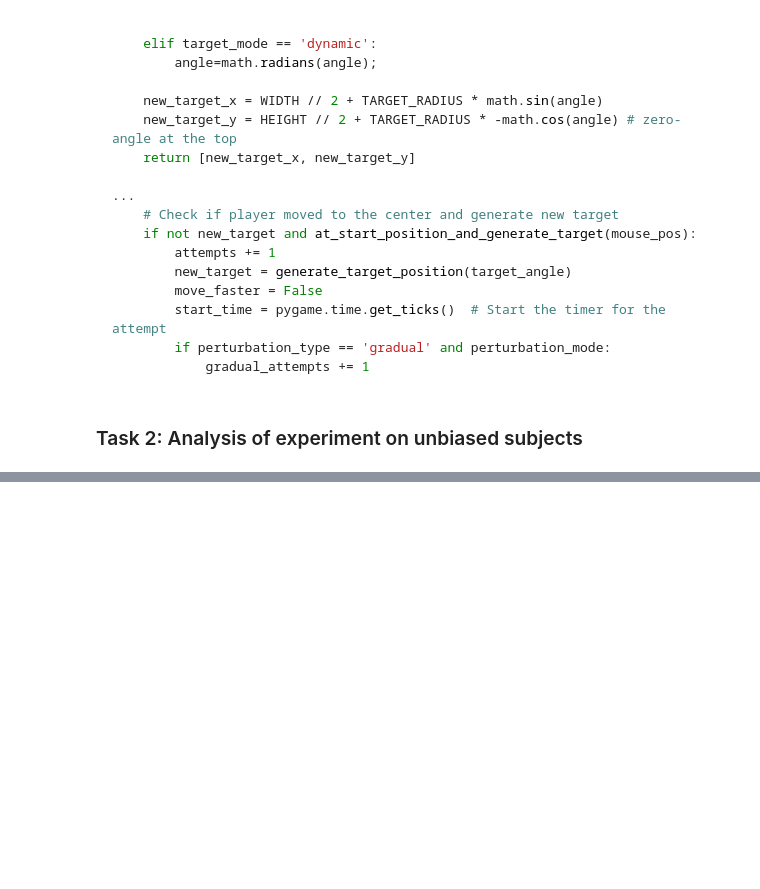
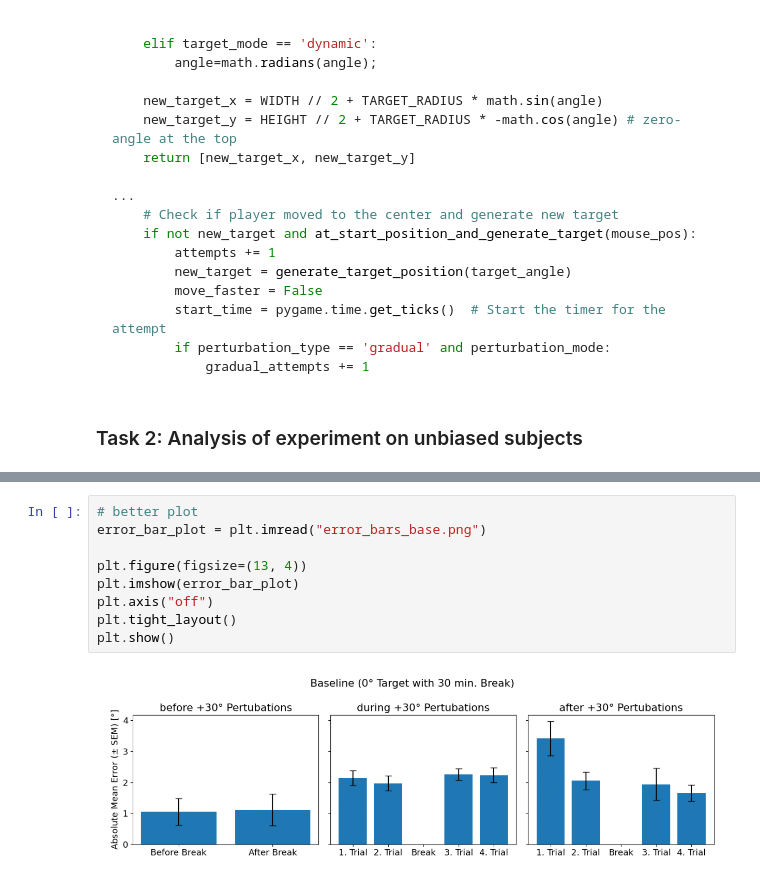
Before and after one commit to m-abbas-ansari/Neural-Modelling-24, a Jupyter notebook: Generalisation Task/ Reaching_Task_2025_Ex2_Abbas_Kai.ipynb, the cells around one changed output, grey strips where cells are left out. Drawn from its saved outputs; the diff is of its cells as text; blank space fills up the shorter version.

```diff
--- a/Generalisation Task/ Reaching_Task_2025_Ex2_Abbas_Kai.ipynb
+++ b/Generalisation Task/ Reaching_Task_2025_Ex2_Abbas_Kai.ipynb
@@ -114,0 +136,11 @@ def generate_target_position(angle=None):
+# %%
+# better plot
+error_bar_plot = plt.imread("error_bars_base.png")
+
+plt.figure(figsize=(13, 4))
+plt.imshow(error_bar_plot)
+plt.axis("off")
+plt.tight_layout()
+plt.show()
+# %% [output]
+[figure, added]
```
Also changed, not shown: parts of 16 cells of this notebook, 10 other files.
